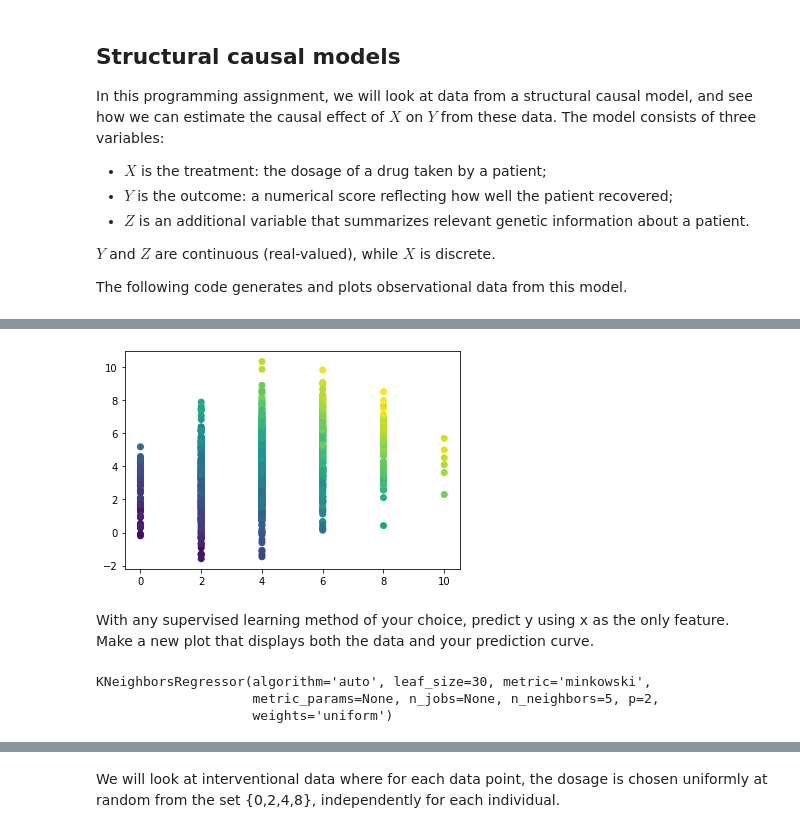
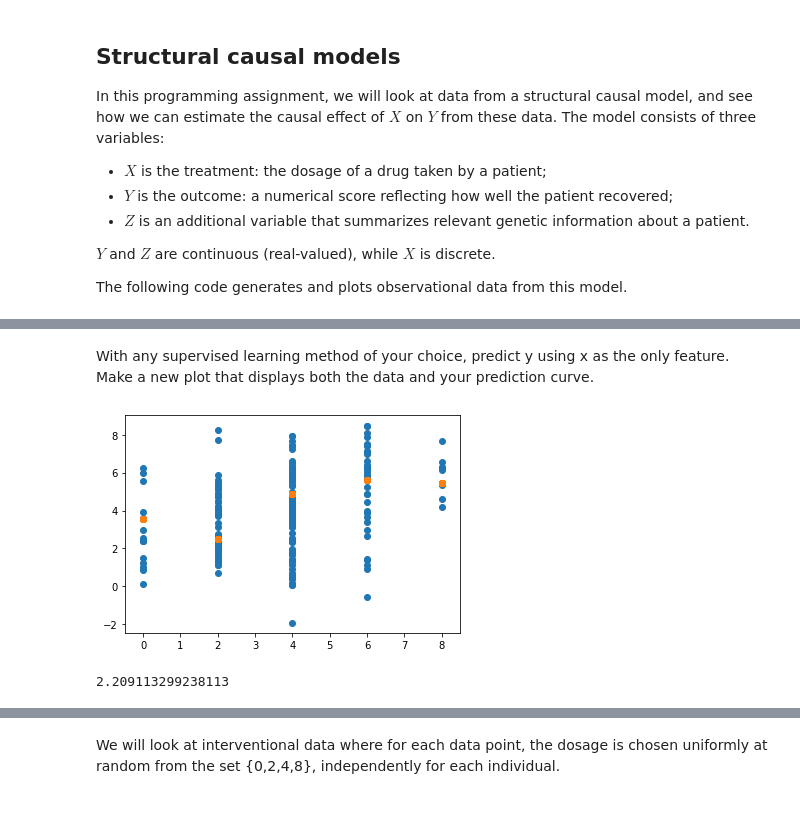
Before and after one commit to ottomattas/INFOMAML, a Jupyter notebook: Assignments/AML_assignment1.ipynb, the cells around one changed output, grey strips where cells are left out. Saved outputs shown, nothing was run; the diff lists cells and outputs as text; code cells hidden in the pictures.

```diff
--- a/Assignments/AML_assignment1.ipynb
+++ b/Assignments/AML_assignment1.ipynb
@@ -41,21 +46,24 @@ x, y, z = generate_observational_data(num_samples_obs)
-# %%
-plt.scatter(x, y, c=z)
-plt.show()
-# %% [output]
-[figure, removed]
 # %% [markdown]
 With any supervised learning method of your choice, predict y using x as the only feature. Make a new plot that displays both the data and your prediction curve.
 # %%
 # Your code here
 from sklearn.model_selection import train_test_split
 from sklearn.neighbors import KNeighborsRegressor
 
 x_train, x_test, y_train, y_test = train_test_split(x, y, test_size=0.2, random_state=123)
 
 model = KNeighborsRegressor()
 
 model.fit(x_train.reshape(-1,1), y_train)
+
+pred = model.predict(x_test.reshape(-1,1))
+
+plt.scatter(x_test, y_test)
+plt.scatter(x_test, pred)
+
+plt.show()
+
+# np.sqrt(((pred - y_test) ** 2).mean())
 # %% [output]
+[figure, added]
-KNeighborsRegressor(algorithm='auto', leaf_size=30, metric='minkowski',
-                    metric_params=None, n_jobs=None, n_neighbors=5, p=2,
-                    weights='uniform')
+2.209113299238113
```
Also changed, not shown: parts of 7 cells of this notebook.
